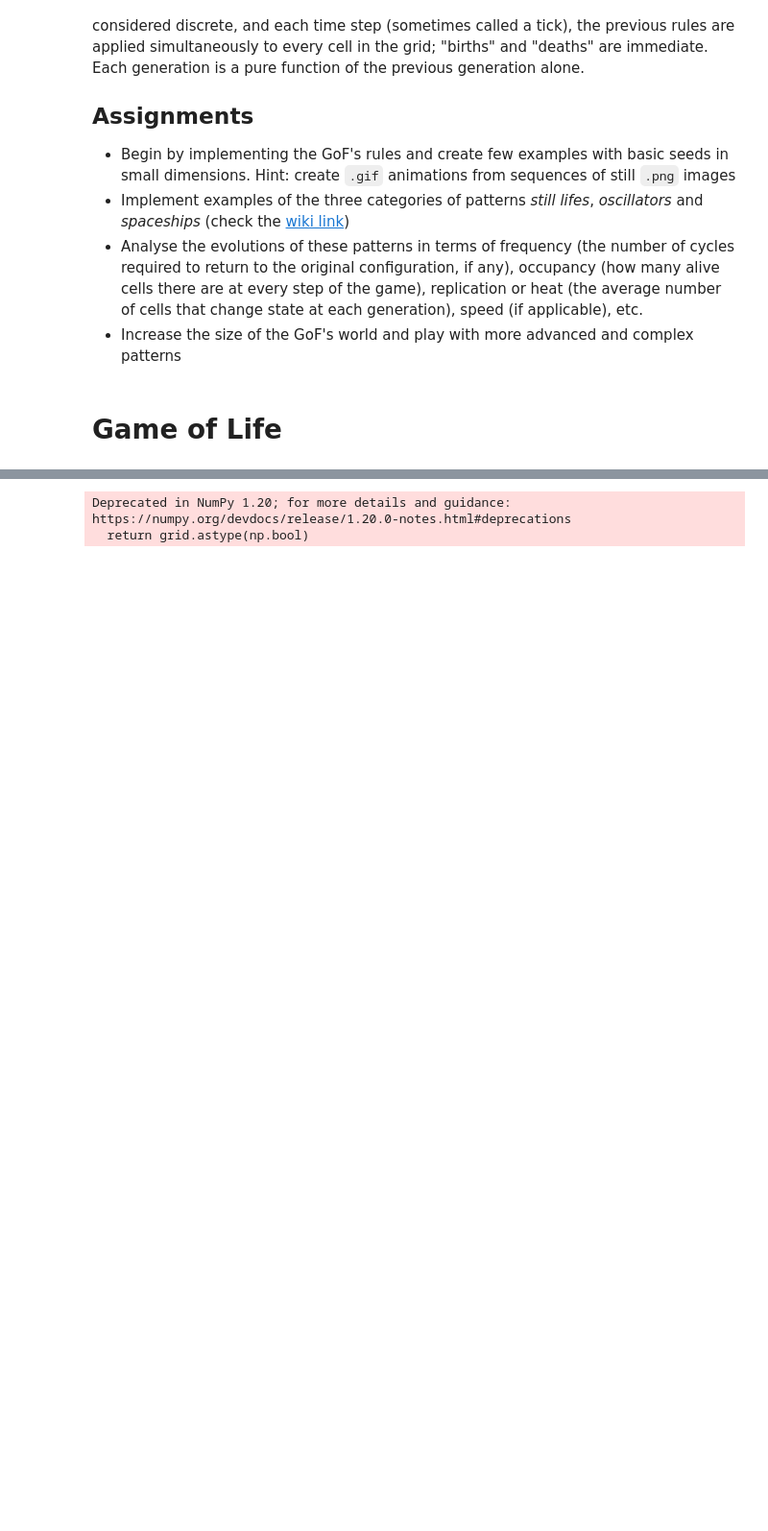
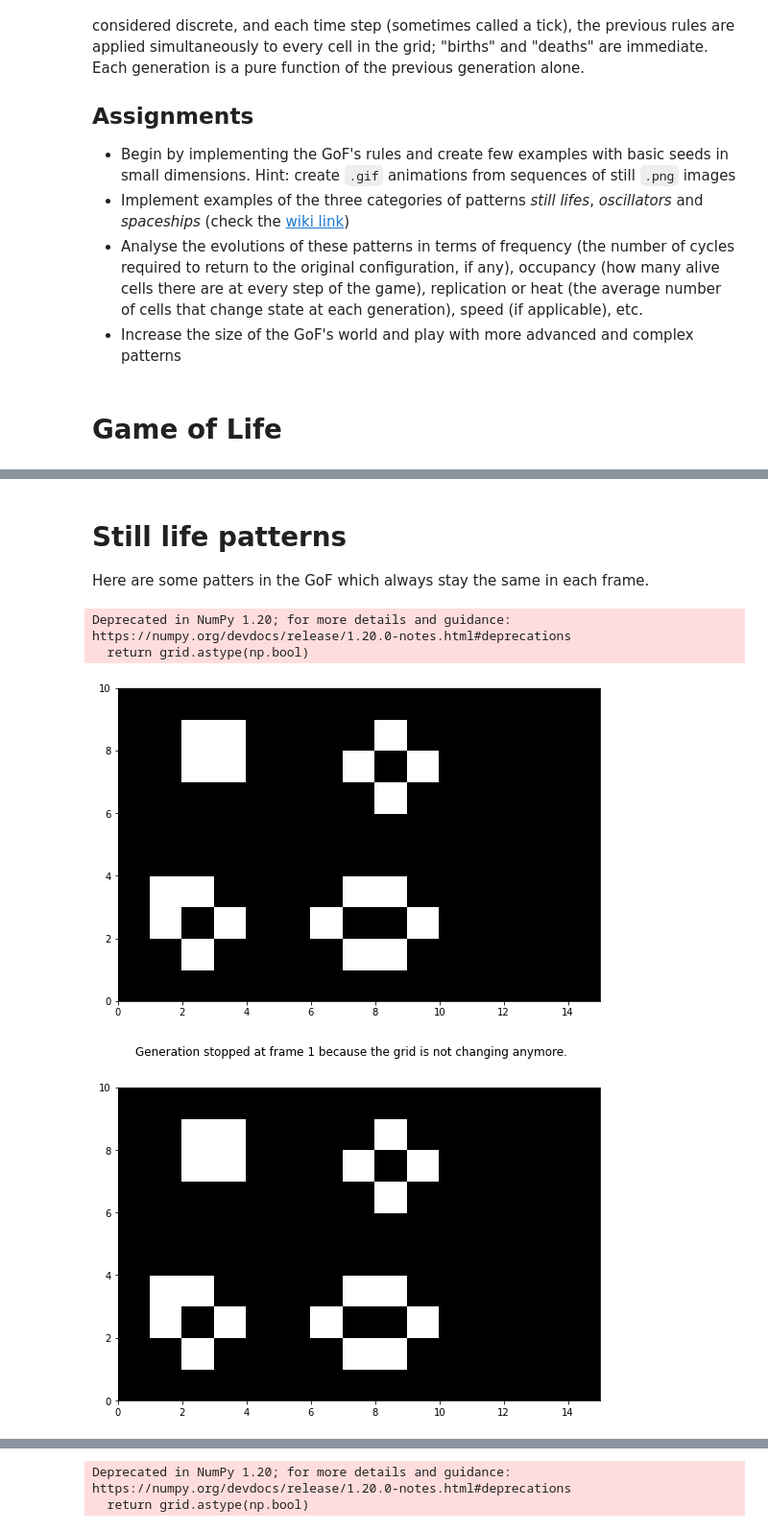
Before and after one commit to SaeedRe/ScientificComputingWithPython2022, a Jupyter notebook: Project.ipynb, the cells around one changed output, grey strips where cells are left out. Shown at 96% size. Cells and saved outputs as stored; diff of their text form; code cells hidden in the pictures; blank space fills up the shorter version.

```diff
--- a/Project.ipynb
+++ b/Project.ipynb
@@ -200,0 +265,5 @@ Deprecated in NumPy 1.20; for more details and guidance: https://numpy.org/devdo
+# %%
+def validatePath(path):
+    picsPath = path + '/pics'
+    if not(os.path.exists(picsPath)):
+        os.makedirs(picsPath)
@@ -200,0 +287,18 @@ Deprecated in NumPy 1.20; for more details and guidance: https://numpy.org/devdo
+# %% [markdown]
+# Still life patterns
+Here are some patters in the GoF which always stay the same in each frame.
+# %%
+gridWidth = 15
+gridHeight = 10
+framesToRun = 100
+frameTime = 1
+path = 'samples/still-lives'
+validatePath(path)
+mainGrid = createGridFromFile(path + '/still-lives.txt', gridHeight, gridWidth)
+drawGrid(mainGrid)
+runGameOfLife(mainGrid, path, framesToRun, frameTime)
+# %% [output]
+Deprecated in NumPy 1.20; for more details and guidance: https://numpy.org/devdocs/release/1.20.0-notes.html#deprecations
+  return grid.astype(np.bool)
+[figure, added]
+[figure, added]
```
Also changed, not shown: parts of 24 cells of this notebook.
